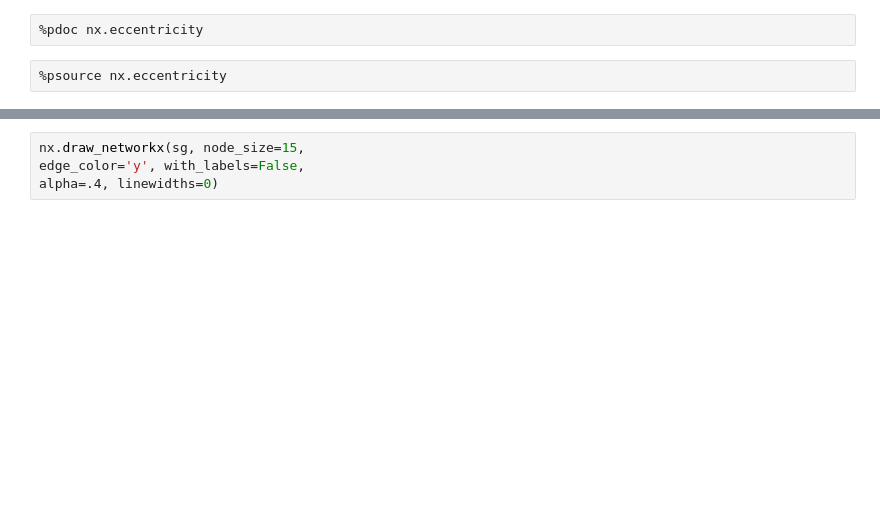
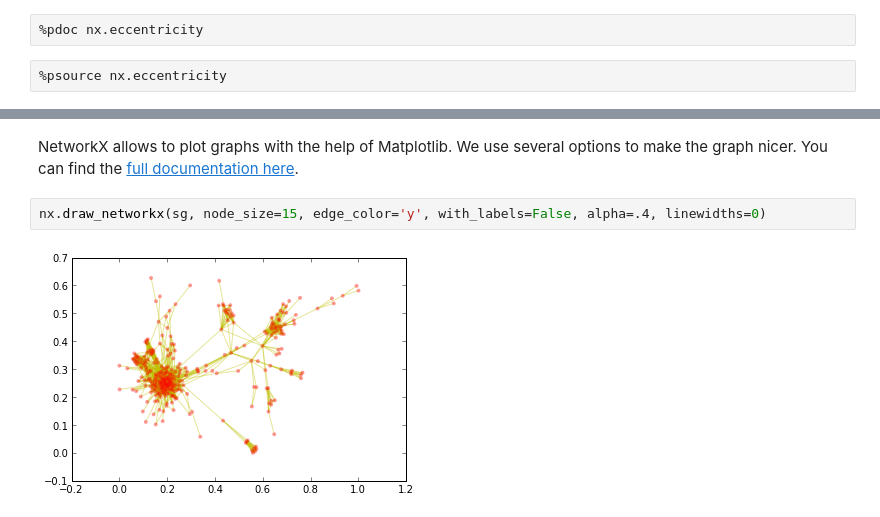
Before and after one commit to rossant/ipython-minibook, a Jupyter notebook: chapter2/9932_02_03.ipynb, the cells around one changed output, grey strips where cells are left out. Saved outputs shown, nothing was run; the diff lists cells and outputs as text; blank space fills up the shorter version.

```diff
--- a/chapter2/9932_02_03.ipynb
+++ b/chapter2/9932_02_03.ipynb
@@ -47,4 +125,6 @@ run -t center2.py
+# %% [markdown]
+NetworkX allows to plot graphs with the help of Matplotlib. We use several options to make the graph nicer. You can find the [full documentation here](http://networkx.github.com/documentation/latest/reference/generated/networkx.drawing.nx_pylab.draw_networkx.html#networkx.drawing.nx_pylab.draw_networkx).
 # %%
-nx.draw_networkx(sg, node_size=15,
-edge_color='y', with_labels=False,
-alpha=.4, linewidths=0)
+nx.draw_networkx(sg, node_size=15, edge_color='y', with_labels=False, alpha=.4, linewidths=0)
+# %% [output]
+[figure, added]
```
Also changed, not shown: parts of 27 cells of this notebook, 2 other files.
